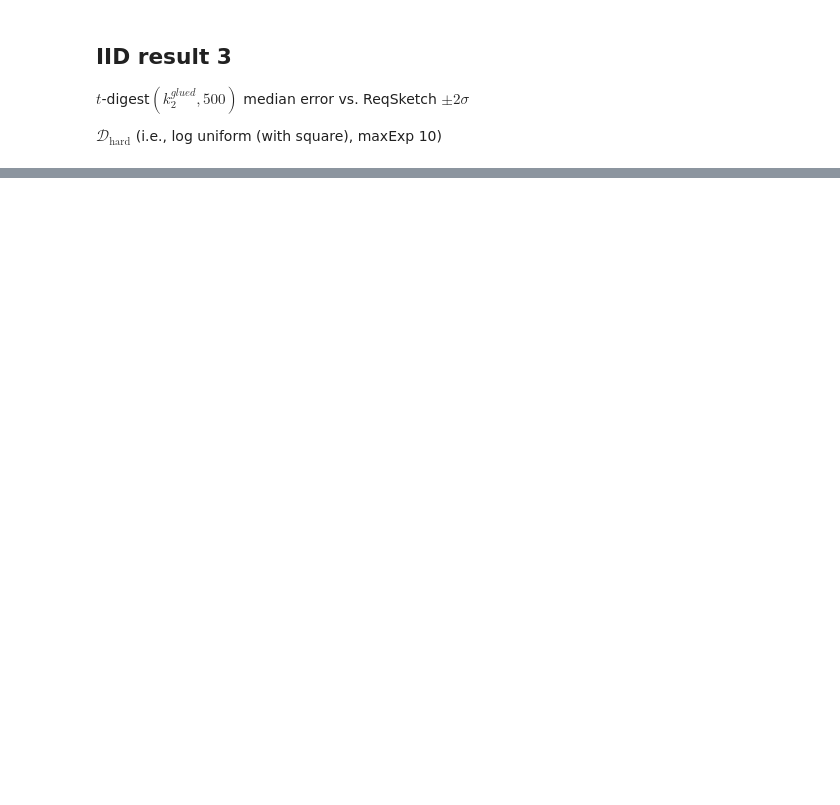
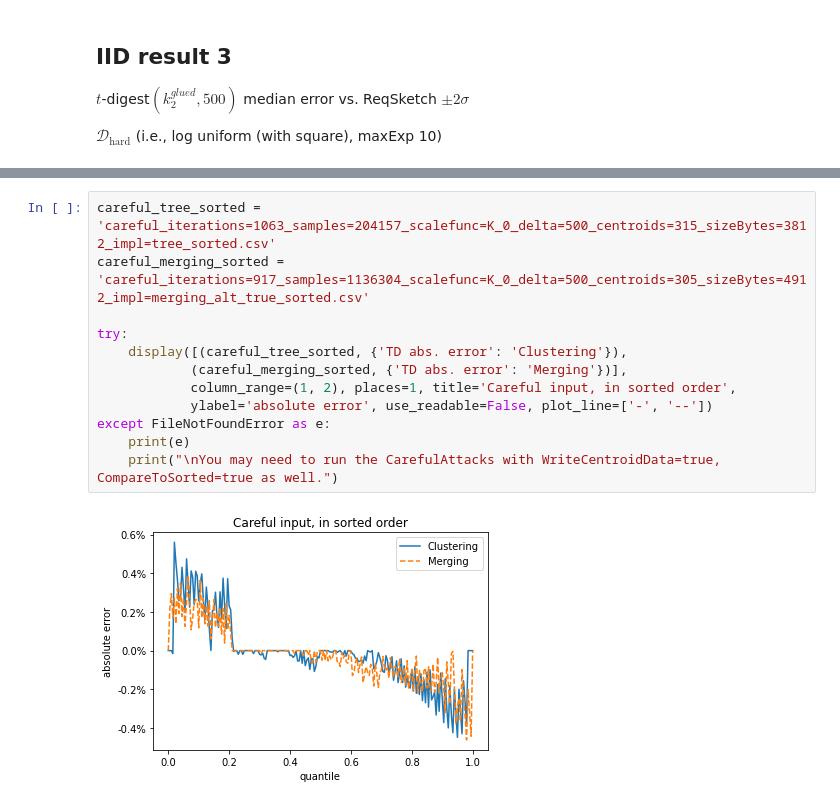
Before and after one commit to PavelVesely/t-digest, a Jupyter notebook: docs/python/adversarial_plots/notebooks/error_plots.ipynb, the cells around one changed output, grey strips where cells are left out. Drawn from its saved outputs; the diff is of its cells as text; blank space fills up the shorter version.

```diff
--- a/docs/python/adversarial_plots/notebooks/error_plots.ipynb
+++ b/docs/python/adversarial_plots/notebooks/error_plots.ipynb
@@ -189,0 +150,14 @@ display([(trunc[0], None)],
+# %%
+careful_tree_sorted = 'careful_iterations=1063_samples=204157_scalefunc=K_0_delta=500_centroids=315_sizeBytes=3812_impl=tree_sorted.csv'
+careful_merging_sorted = 'careful_iterations=917_samples=1136304_scalefunc=K_0_delta=500_centroids=305_sizeBytes=4912_impl=merging_alt_true_sorted.csv'
+
+try:
+    display([(careful_tree_sorted, {'TD abs. error': 'Clustering'}),
+            (careful_merging_sorted, {'TD abs. error': 'Merging'})],
+            column_range=(1, 2), places=1, title='Careful input, in sorted order',
+            ylabel='absolute error', use_readable=False, plot_line=['-', '--'])
+except FileNotFoundError as e:
+    print(e)
+    print("\nYou may need to run the CarefulAttacks with WriteCentroidData=true, CompareToSorted=true as well.")
+# %% [output]
+[figure, added]
```
Also changed, not shown: parts of 19 cells of this notebook, 10 other files.
